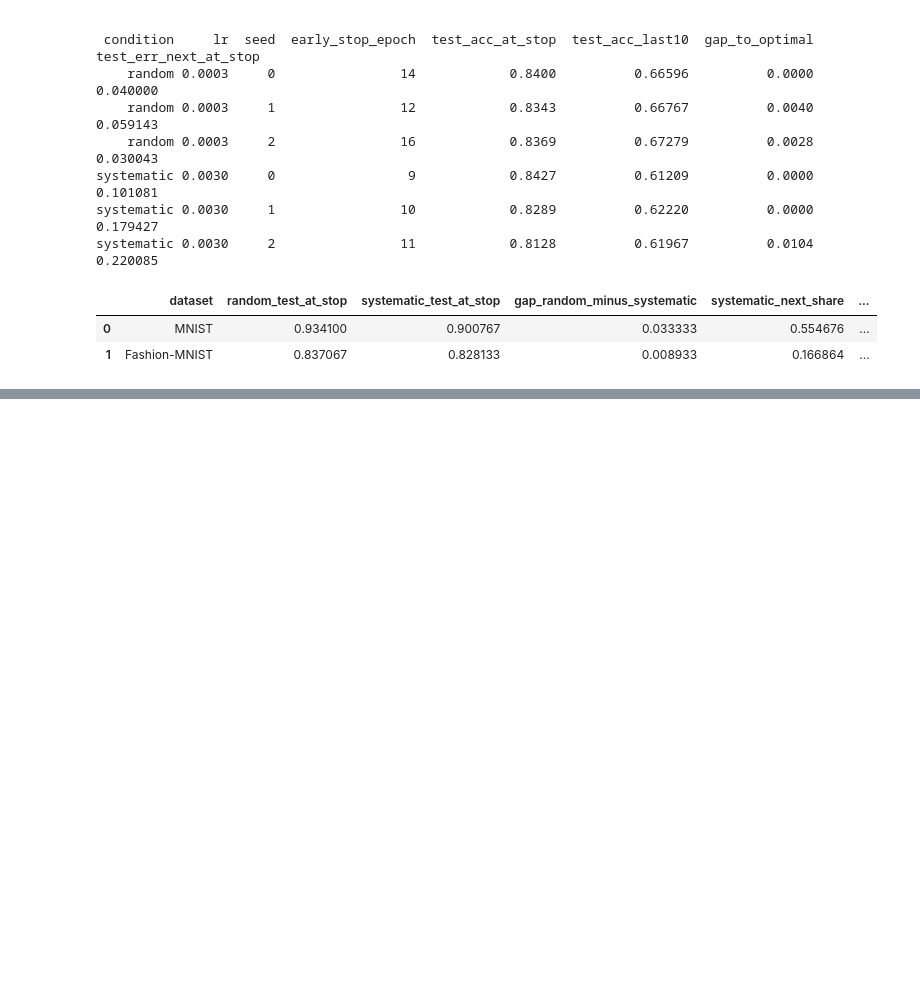
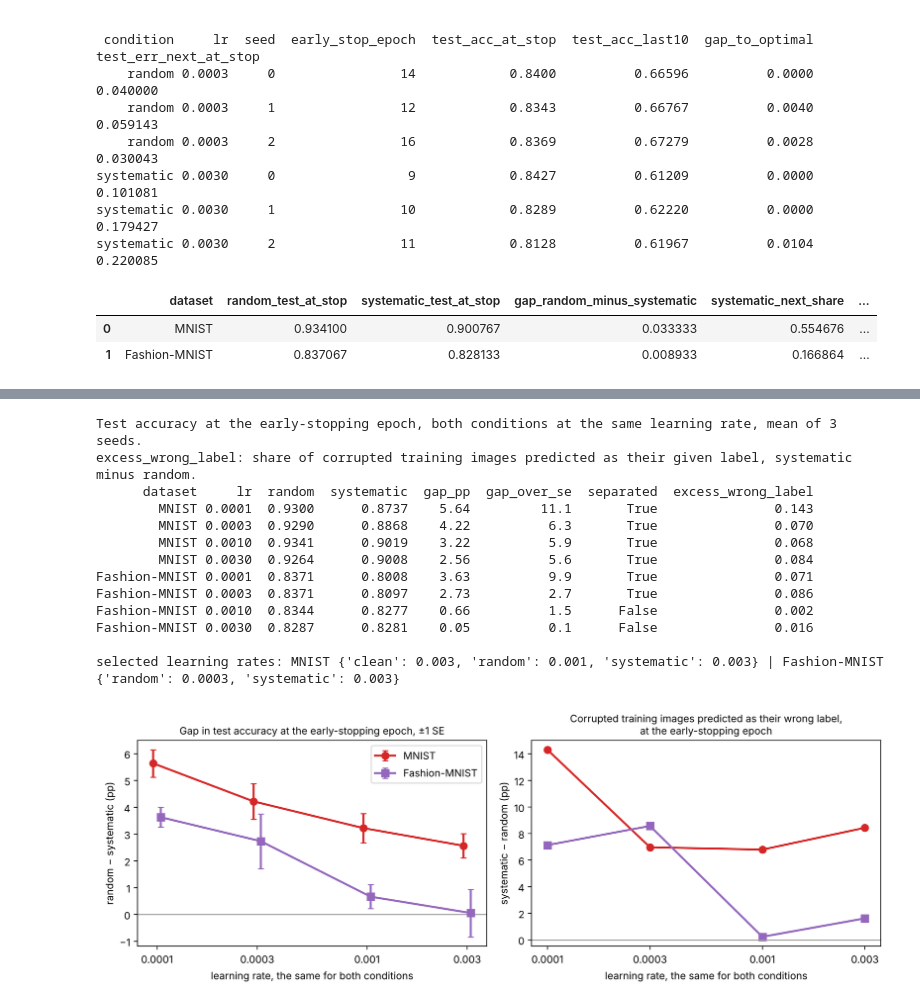
Before and after one commit to ZianWang777/3620project, a Jupyter notebook: NB2.ipynb, the cells around one changed output, grey strips where cells are left out. Cells and saved outputs as stored; diff of their text form; code cells hidden in the pictures; blank space fills up the shorter version.

```diff
--- a/NB2.ipynb
+++ b/NB2.ipynb
@@ -1093,0 +1105,19 @@ P6
+# %%
+# Three ways to measure how much early stopping protects. Formal runs, mean over 3 seeds, from `summary` in 5.4.
+clean_stop = summary.loc["clean", "test_stop_mean"]
+clean_end = summary.loc["clean", "test_last10_mean"]
+
+protection_rows = []
+for condition in ["random", "systematic"]:
+    stop = summary.loc[condition, "test_stop_mean"]
+    end = summary.loc[condition, "test_last10_mean"]
+    protection_rows.append({
+        "condition": condition,
+        "test accuracy at stop": f"{stop:.4f}",
+        "below clean at stop": f"{100 * (clean_stop - stop):.1f} pp",
+        "test accuracy at end (last 10)": f"{end:.4f}",
+        "points gained by stopping": f"{100 * (stop - end):.1f} pp",
+        "points lost at end, vs clean": f"{100 * (clean_end - end):.1f} pp",
+        "share recovered": f"{(stop - end) / (clean_end - end):.0%}",
+    })
+print(pd.DataFrame(protection_rows).set_index("condition").T.to_string())
@@ -1447,0 +1577,50 @@ systematic 0.0030     2                11            0.8128          0.61967
+# %%
+fashion_by_lr = gap_by_lr(sens_results)
+
+both = pd.concat([mnist_by_lr.assign(dataset="MNIST"), fashion_by_lr.assign(dataset="Fashion-MNIST")])
+print("Test accuracy at the early-stopping epoch, both conditions at the same learning rate, mean of 3 seeds.")
+print("excess_wrong_label: share of corrupted training images predicted as their given label, systematic minus random.")
+print(both[["dataset", "lr", "random", "systematic", "gap_pp", "gap_over_se", "separated", "excess_wrong_label"]]
+      .round({"random": 4, "systematic": 4, "gap_pp": 2, "gap_over_se": 1, "excess_wrong_label": 3})
+      .to_string(index=False))
+print("\nselected learning rates: MNIST", selected_lr, "| Fashion-MNIST", sens_lr)
+
+# Left: the gap at each learning rate, +/-1 SE. Right: the excess share of the wrong label at the stopping epoch.
+# Same colours as NB3: MNIST red, Fashion-MNIST purple; the marker shape also tells the datasets apart.
+fig, axes = plt.subplots(1, 2, figsize=(11, 4))
+for name, d, colour, marker, dodge in [("MNIST", mnist_by_lr, "C3", "o", 0.96),
+                                       ("Fashion-MNIST", fashion_by_lr, "C4", "s", 1.04)]:
+    # dodge: a small sideways shift on the left panel, so that the two sets of error bars do not overlap
+    axes[0].errorbar(d["lr"] * dodge, d["gap_pp"], yerr=d["se_pp"], color=colour, marker=marker, ms=7, lw=2,
+                     capsize=3, label=name)
+    axes[1].plot(d["lr"], 100 * d["excess_wrong_label"], color=colour, marker=marker, ms=7, lw=2, label=name)
+for ax in axes:
+    ax.set_xscale("log")
+    ax.set_xticks(LR_CANDIDATES)
+    ax.set_xticklabels([f"{lr:g}" for lr in LR_CANDIDATES])
+    ax.minorticks_off()
+    ax.axhline(0, color="0.6", lw=1)
+    ax.set_xlabel("learning rate, the same for both conditions")
+axes[0].set_ylabel("random − systematic (pp)")
+axes[0].set_title("Gap in test accuracy at the early-stopping epoch, ±1 SE", fontsize=10)
+axes[0].legend()
+axes[1].set_ylabel("systematic − random (pp)")
+axes[1].set_title("Corrupted training images predicted as their wrong label,\nat the early-stopping epoch", fontsize=10)
+fig.tight_layout()
+fig.savefig(FIG_DIR / "nb2_gap_by_lr.png", dpi=150)
+plt.show()
+# %% [output]
+Test accuracy at the early-stopping epoch, both conditions at the same learning rate, mean of 3 seeds.
+excess_wrong_label: share of corrupted training images predicted as their given label, systematic minus random.
+      dataset     lr  random  systematic  gap_pp  gap_over_se  separated  excess_wrong_label
+        MNIST 0.0001  0.9300      0.8737    5.64         11.1       True               0.143
+        MNIST 0.0003  0.9290      0.8868    4.22          6.3       True               0.070
+        MNIST 0.0010  0.9341      0.9019    3.22          5.9       True               0.068
+        MNIST 0.0030  0.9264      0.9008    2.56          5.6       True               0.084
+Fashion-MNIST 0.0001  0.8371      0.8008    3.63          9.9       True               0.071
+Fashion-MNIST 0.0003  0.8371      0.8097    2.73          2.7       True               0.086
+Fashion-MNIST 0.0010  0.8344      0.8277    0.66          1.5      False               0.002
+Fashion-MNIST 0.0030  0.8287      0.8281    0.05          0.1      False               0.016
+
+selected learning rates: MNIST {'clean': 0.003, 'random': 0.001, 'systematic': 0.003} | Fashion-MNIST {'random': 0.0003, 'systematic': 0.003}
+[figure, added]
```
Also changed, not shown: parts of 12 cells of this notebook, 3 other files.
